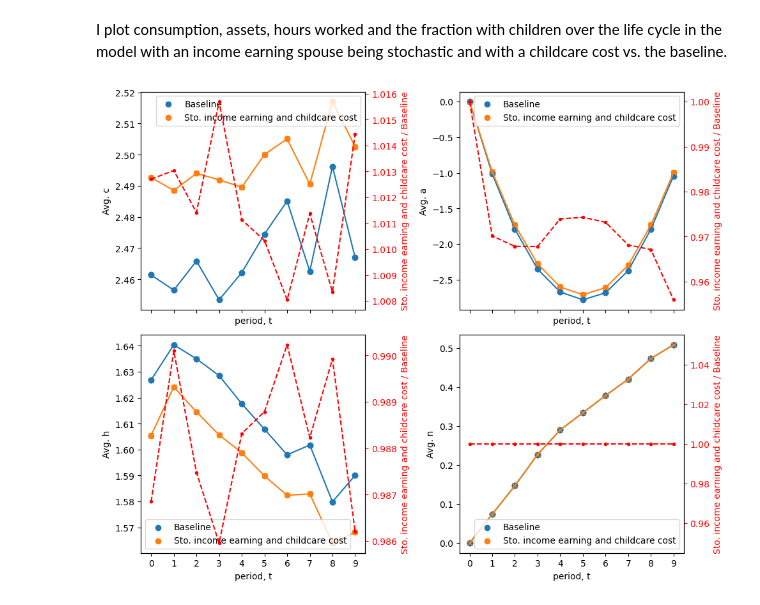
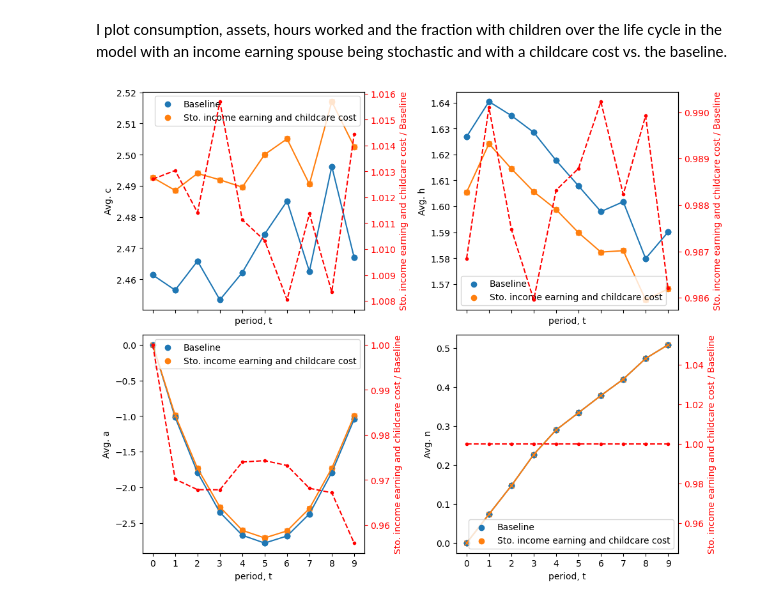
Before and after one commit to zbp778/HouseholdBehaviorCourse, a Jupyter notebook: Assignments/01/A1.ipynb, the cells around one changed output. Cells and saved outputs as stored; diff of their text form; code cells hidden in the pictures.

```diff
--- a/Assignments/01/A1.ipynb
+++ b/Assignments/01/A1.ipynb
@@ -79,7 +76,7 @@ Simulated elasticity, baseline: -0.223
 I plot consumption, assets, hours worked and the fraction with children over the life cycle in the model with an income earning vs. the baseline.
 # %%
 # Variables to compare
-variables = ('c', 'a', 'h', 'n')
+variables = ('c', 'h', 'a', 'n')
 
 fig, axes = plt.subplots(nrows=2, ncols=2, figsize=(10, 8), sharex=True)
 
@@ -106,7 +103,7 @@ for idx, var in enumerate(variables):
     ax2 = ax.twinx()
     #Force values to 1 when getting 0/0 error.
     second_axis=income_earning_values / baseline_values
-    if idx==1 or idx==3:
+    if idx==2 or idx==3:
         second_axis[0]=1
     ax2.plot(range(model_p.par.simT), second_axis, color='red', linestyle='--', marker='.')
     ax2.set_ylabel('Income earning / Baseline', color='red')
@@ -145,7 +142,7 @@ Simulated elasticity, baseline: -0.223
 I plot consumption, assets, hours worked and the fraction with children over the life cycle in the model with an income earning spouse and with a childcare cost vs. the baseline.
 # %%
 # Variables to compare
-variables = ('c', 'a', 'h', 'n')
+variables = ('c', 'h', 'a', 'n')
 
 fig, axes = plt.subplots(nrows=2, ncols=2, figsize=(10, 8), sharex=True)
 
@@ -172,7 +169,7 @@ for idx, var in enumerate(variables):
     ax2 = ax.twinx()
     #Force values to 1 when getting 0/0 error.
     second_axis=income_earning_values / baseline_values
-    if idx==1 or idx==3:
+    if idx==2 or idx==3:
         second_axis[0]=1
     ax2.plot(range(model_p.par.simT), second_axis, color='red', linestyle='--', marker='.')
     ax2.set_ylabel('Income earning and childcare cost / Baseline', color='red')
@@ -211,7 +208,7 @@ Simulated elasticity, baseline: -0.223
 I plot consumption, assets, hours worked and the fraction with children over the life cycle in the model with an income earning spouse being stochastic and with a childcare cost vs. the baseline.
 # %%
 # Variables to compare
-variables = ('c', 'a', 'h', 'n')
+variables = ('c', 'h', 'a', 'n')
 
 fig, axes = plt.subplots(nrows=2, ncols=2, figsize=(10, 8), sharex=True)
 
@@ -220,32 +217,32 @@ for idx, var in enumerate(variables):
     row = idx // 2
     col = idx % 2
     ax = axes[row, col]
 
     # Plotting for model_np
     baseline_values = np.mean(getattr(model_np.sim, var), axis=0)
     ax.scatter(range(model_np.par.simT), baseline_values, label='Baseline')
     ax.plot(range(model_np.par.simT), baseline_values, linestyle='-', marker='o')
 
     # Plotting for model_p_no_sub
     income_earning_values = np.mean(getattr(model_sto_p_no_sub.sim, var), axis=0)
     ax.scatter(range(model_sto_p_no_sub.par.simT), income_earning_values, label='Sto. income earning and childcare cost')
     ax.plot(range(model_sto_p_no_sub.par.simT), income_earning_values, linestyle='-', marker='x')
 
     ax.set(xlabel='period, t', ylabel=f'Avg. {var}', xticks=range(model_np.par.simT))
     ax.legend()
 
     # Add a second y-axis on the right side
     ax2 = ax.twinx()
     #Force values to 1 when getting 0/0 error.
     second_axis=income_earning_values / baseline_values
-    if idx==1 or idx==3:
+    if idx==2 or idx==3:
         second_axis[0]=1
     ax2.plot(range(model_p.par.simT), second_axis, color='red', linestyle='--', marker='.')
     ax2.set_ylabel('Sto. income earning and childcare cost / Baseline', color='red')
     ax2.tick_params('y', colors='red')
 
 plt.tight_layout()
 
 plt.show()
 # %% [output]
-[figure, old version]
+[figure, new version]
```
Also changed, not shown: parts of 4 cells of this notebook, 3 other files.
